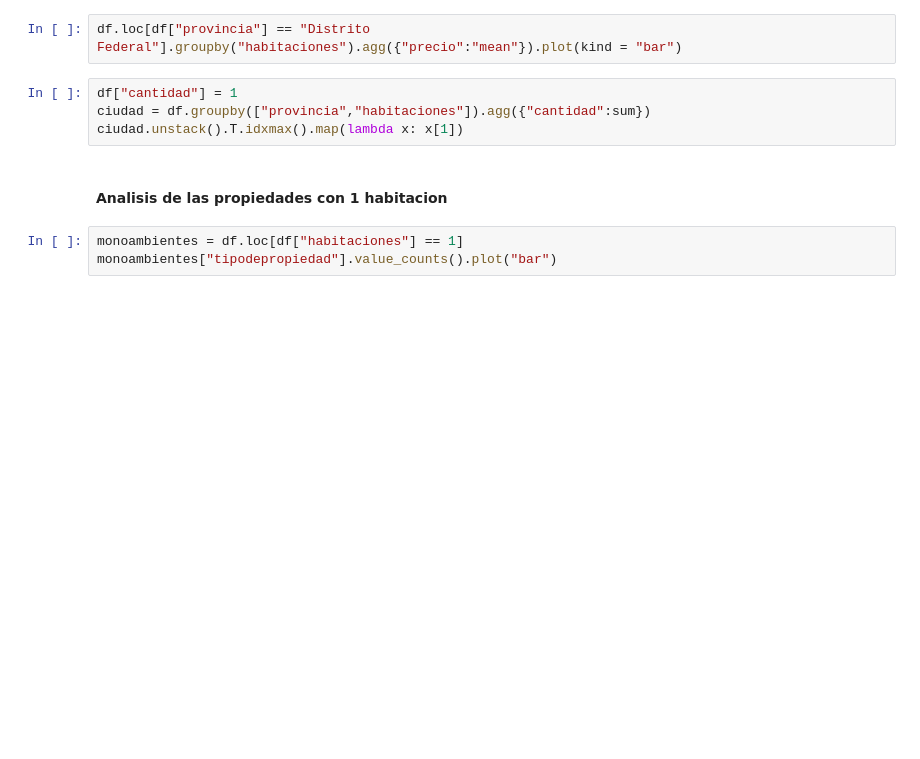
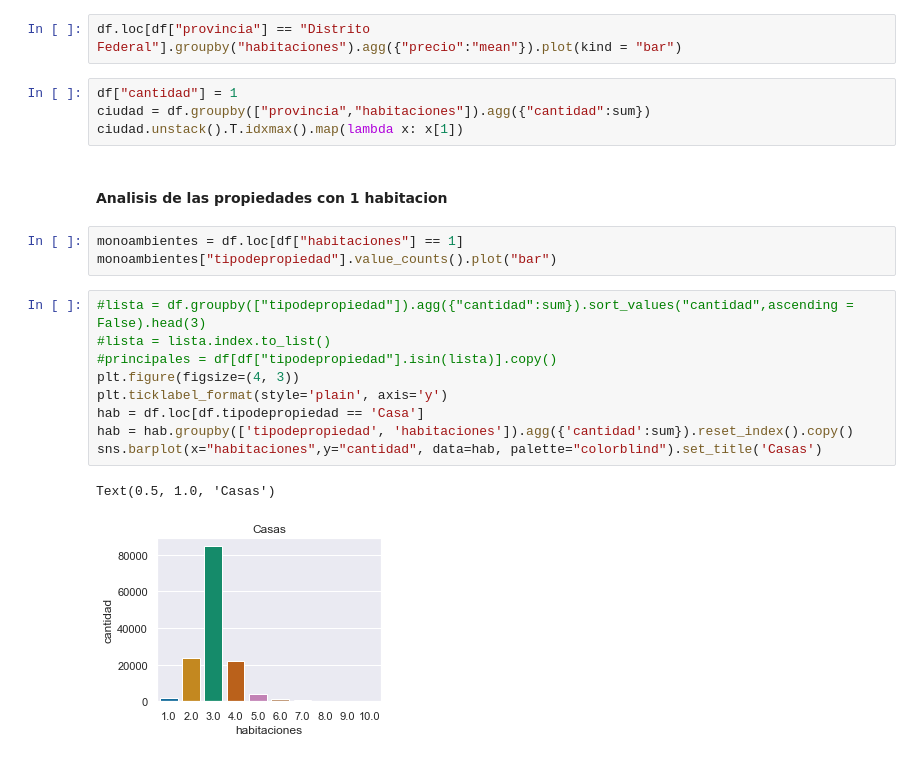
Before and after one commit to Manuel-Sturla/TP1-Datos, a Jupyter notebook: Analisis_habitaciones.ipynb, the cells around one changed output. Saved outputs shown, nothing was run; the diff lists cells and outputs as text; blank space fills up the shorter version.

```diff
--- a/Analisis_habitaciones.ipynb
+++ b/Analisis_habitaciones.ipynb
@@ -47,3 +47,15 @@ ciudad.unstack().T.idxmax().map(lambda x: x[1])
 # %%
 monoambientes = df.loc[df["habitaciones"] == 1]
 monoambientes["tipodepropiedad"].value_counts().plot("bar")
+# %%
+#lista = df.groupby(["tipodepropiedad"]).agg({"cantidad":sum}).sort_values("cantidad",ascending = False).head(3)
+#lista = lista.index.to_list()
+#principales = df[df["tipodepropiedad"].isin(lista)].copy()
+plt.figure(figsize=(4, 3))
+plt.ticklabel_format(style='plain', axis='y')
+hab = df.loc[df.tipodepropiedad == 'Casa']
+hab = hab.groupby(['tipodepropiedad', 'habitaciones']).agg({'cantidad':sum}).reset_index().copy()
+sns.barplot(x="habitaciones",y="cantidad", data=hab, palette="colorblind").set_title('Casas')
+# %% [output]
+Text(0.5, 1.0, 'Casas')
+[figure, added]
```
Also changed, not shown: parts of 2 cells of this notebook, 3 other files.
